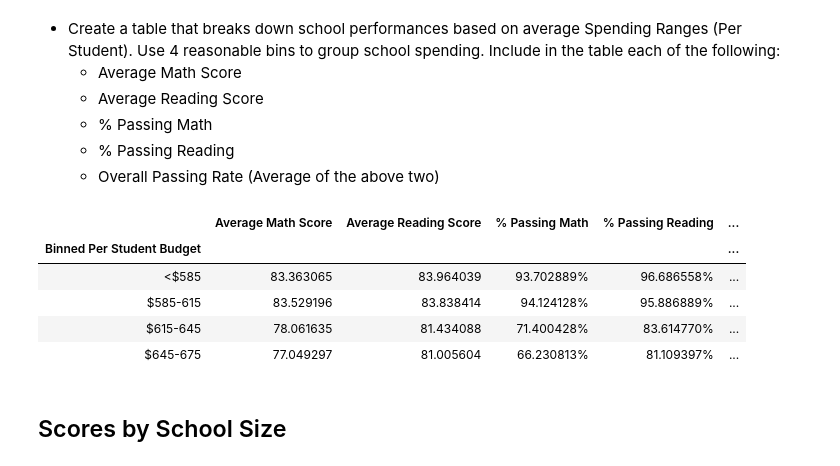
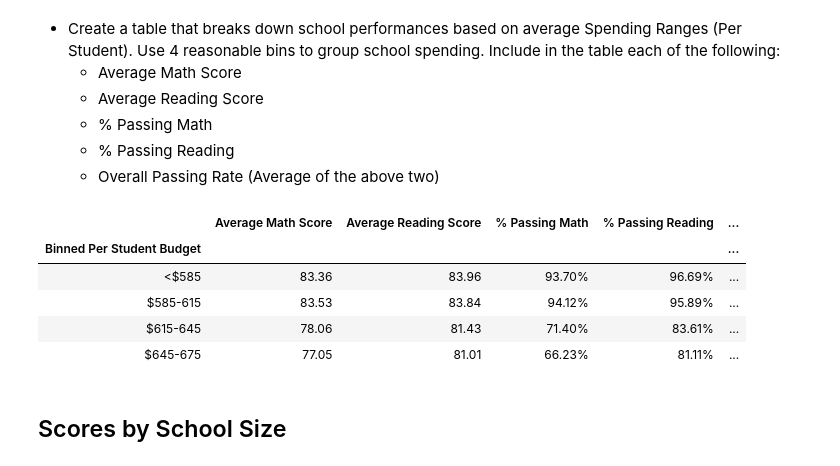
Before and after one commit to kodesiba/pandas-challenge, a Jupyter notebook: PyCitySchools/PyCitySchools_starter.ipynb, the cells around one changed output. Saved outputs shown, nothing was run; the diff lists cells and outputs as text; code cells hidden in the pictures.

```diff
--- a/PyCitySchools/PyCitySchools_starter.ipynb
+++ b/PyCitySchools/PyCitySchools_starter.ipynb
@@ -220,34 +233,34 @@ group_names = ["<$585", "$585-615", "$615-645", "$645-675"]
 # %%
 groupedSchools["Binned Per Student Budget"] = pd.cut(groupedSchools["Per Student Budget"],spending_bins, labels=group_names)
 perStudentBudget = groupedSchools["Binned Per Student Budget"]
 perStudentBudget = perStudentBudget.reset_index()
 
 school_data_complete_with_bins = pd.merge(school_data_complete,perStudentBudget,on="school_name",how="left")
 
 groupedPerStudentBudget = school_data_complete_with_bins.groupby("Binned Per Student Budget")
 
 scoresBySchoolSpending = pd.DataFrame({"Average Math Score":groupedPerStudentBudget["math_score"].sum() / groupedPerStudentBudget["math_score"].count(),
                                        "Average Reading Score":groupedPerStudentBudget["reading_score"].sum() / groupedPerStudentBudget["reading_score"].count()
                                        })
 
 scoresBySchoolSpending["% Passing Math"] = groupedPerStudentBudget["Passing Math"].sum() / groupedPerStudentBudget["Student ID"].count()
 scoresBySchoolSpending["% Passing Reading"] = groupedPerStudentBudget["Passing Reading"].sum() / groupedPerStudentBudget["Student ID"].count()
 scoresBySchoolSpending["% Overall Passing Rate"] = (scoresBySchoolSpending["% Passing Math"] + scoresBySchoolSpending["% Passing Reading"]) / 2
 
 scoresBySchoolSpendingFmtd = scoresBySchoolSpending
-scoresBySchoolSpendingFmtd["Average Math Score"] = scoresBySchoolSpendingFmtd["Average Math Score"].map("{:f}".format)
-scoresBySchoolSpendingFmtd["Average Reading Score"] = scoresBySchoolSpendingFmtd["Average Reading Score"].map("{:f}".format)
-scoresBySchoolSpendingFmtd["% Passing Math"] = scoresBySchoolSpendingFmtd["% Passing Math"].map("{:%}".format)
-scoresBySchoolSpendingFmtd["% Passing Reading"] = scoresBySchoolSpendingFmtd["% Passing Reading"].map("{:%}".format)
-scoresBySchoolSpendingFmtd["% Overall Passing Rate"] = scoresBySchoolSpendingFmtd["% Overall Passing Rate"].map("{:%}".format)
+scoresBySchoolSpendingFmtd["Average Math Score"] = scoresBySchoolSpendingFmtd["Average Math Score"].map("{:.2f}".format)
+scoresBySchoolSpendingFmtd["Average Reading Score"] = scoresBySchoolSpendingFmtd["Average Reading Score"].map("{:.2f}".format)
+scoresBySchoolSpendingFmtd["% Passing Math"] = scoresBySchoolSpendingFmtd["% Passing Math"].map("{:.2%}".format)
+scoresBySchoolSpendingFmtd["% Passing Reading"] = scoresBySchoolSpendingFmtd["% Passing Reading"].map("{:.2%}".format)
+scoresBySchoolSpendingFmtd["% Overall Passing Rate"] = scoresBySchoolSpendingFmtd["% Overall Passing Rate"].map("{:.2%}".format)
 scoresBySchoolSpendingFmtd.head()
 # %% [output]
 |  | Average Math Score | Average Reading Score | % Passing Math | % Passing Reading | ... |
 | Binned Per Student Budget |  |  |  |  | ... |
-| <$585 | 83.363065 | 83.964039 | 93.702889% | 96.686558% | ... |
-| $585-615 | 83.529196 | 83.838414 | 94.124128% | 95.886889% | ... |
-| $615-645 | 78.061635 | 81.434088 | 71.400428% | 83.614770% | ... |
-| $645-675 | 77.049297 | 81.005604 | 66.230813% | 81.109397% | ... |
+| <$585 | 83.36 | 83.96 | 93.70% | 96.69% | ... |
+| $585-615 | 83.53 | 83.84 | 94.12% | 95.89% | ... |
+| $615-645 | 78.06 | 81.43 | 71.40% | 83.61% | ... |
+| $645-675 | 77.05 | 81.01 | 66.23% | 81.11% | ... |
 # %% [markdown]
 ## Scores by School Size
 # %% [markdown]
```
Also changed, not shown: parts of 7 cells of this notebook.
